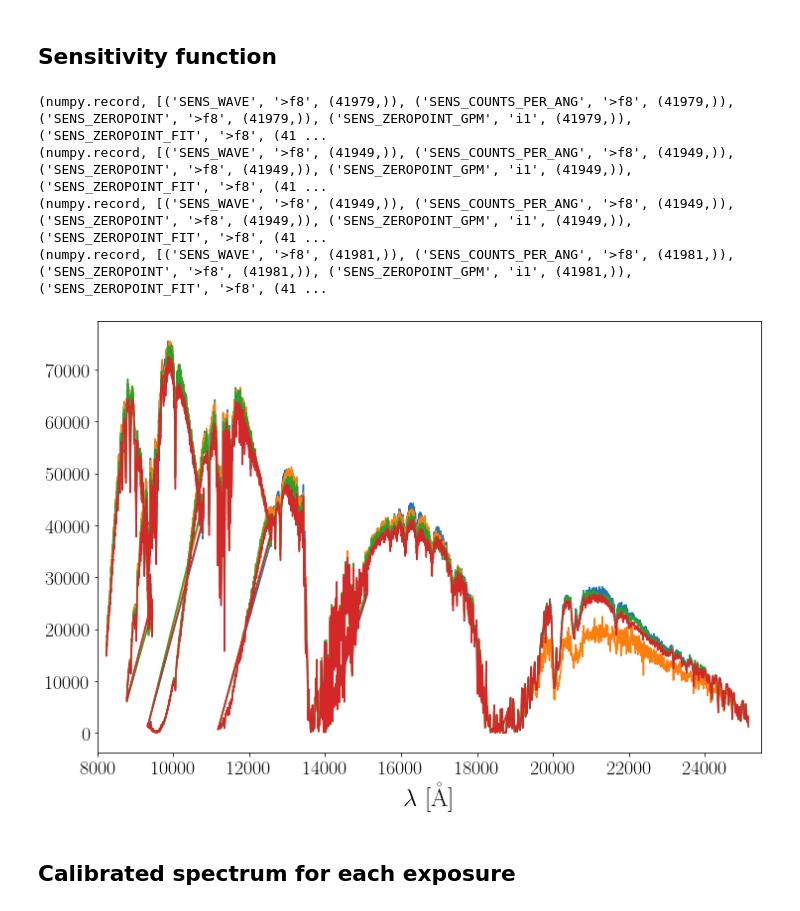
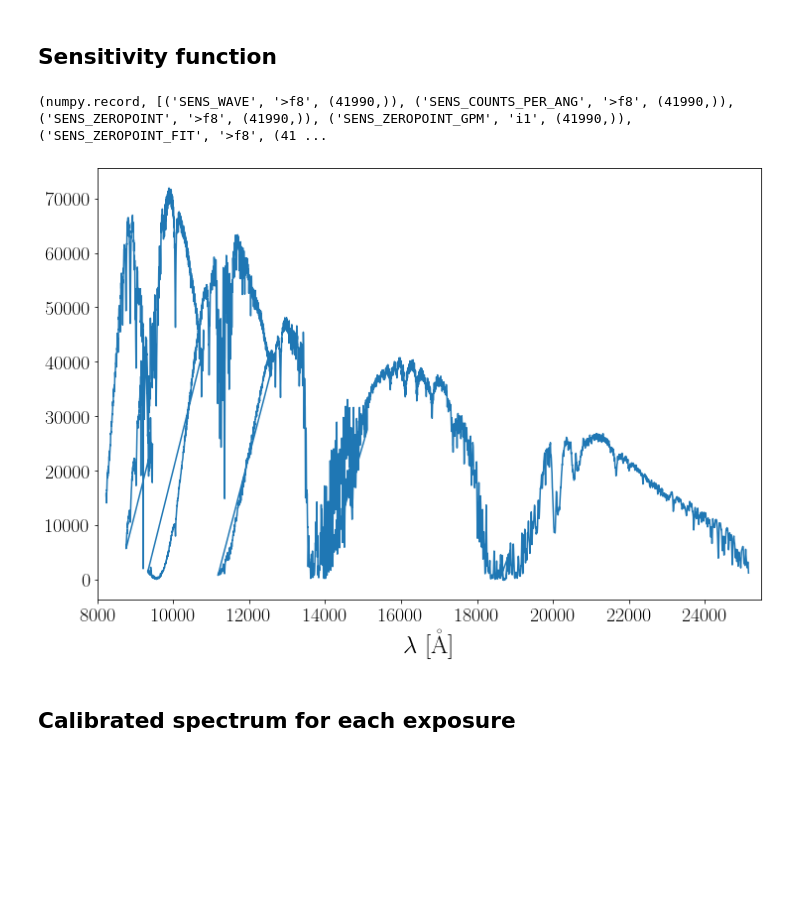
Before and after one commit to slowdivePTG/SN2020jgb, a Jupyter notebook: spectroscopy/GNIRS_reduction/GNIRS_spec.ipynb, the cells around one changed output. Cells and saved outputs as stored; diff of their text form; code cells hidden in the pictures; blank space fills up the shorter version.

```diff
--- a/spectroscopy/GNIRS_reduction/GNIRS_spec.ipynb
+++ b/spectroscopy/GNIRS_reduction/GNIRS_spec.ipynb
@@ -18,7 +18,7 @@ from fits2ascii import wavelength_convert_air_vacuum
 mjd_peak = 2458986.91
 mjd_exp = 2459009.96090
 # %%
-Sci_folder = 'gemini_gnirs_pypeit/Science/'
+Sci_folder = './gemini_gnirs_pypeit/gemini_gnirs_A/Science/'
 ls = [
     i for i in os.listdir(Sci_folder)
     if ('SN2020jgb' in i and 'fits' in i and 'spec1d' in i and 'GNIRS' in i)
@@ -168,33 +170,30 @@ plt.show()
 # %% [markdown]
 ## Sensitivity function
 # %%
-Flux_folder = 'gemini_gnirs_pypeit/Fluxing/'
+Flux_folder = './gemini_gnirs_pypeit/gemini_gnirs_A/Fluxing/'
 Wav = []
 S = []
 plt.figure(figsize=(12, 8))
-for i in np.arange(41, 45):
+for i in np.arange(44, 45):
     f = fits.open(Flux_folder + 'sens_HIP95793_{}.fits'.format(i))
     #print(f.info())
     sens = f[2].data
     print(sens.dtype)
     wav = np.array(sens['SENS_WAVE'])
     s = sens['SENS_COUNTS_PER_ANG']
     S.append(s)
     plt.plot(wav[wav!=0], s[wav!=0])
     Wav.append(sens['SENS_WAVE'])
     plt.xlim(8000, 25500)
     plt.xlabel(r'$\lambda\ [\mathrm{\mathring{A}}]$')
     #plt.show()
     f.close()
 #Wav = np.mean(Wav, axis=0)
 #S = np.mean(S, axis=1)
 #Wav.shape
 # %% [output]
-(numpy.record, [('SENS_WAVE', '>f8', (41979,)), ('SENS_COUNTS_PER_ANG', '>f8', (41979,)), ('SENS_ZEROPOINT', '>f8', (41979,)), ('SENS_ZEROPOINT_GPM', 'i1', (41979,)), ('SENS_ZEROPOINT_FIT', '>f8', (41 ...
-(numpy.record, [('SENS_WAVE', '>f8', (41949,)), ('SENS_COUNTS_PER_ANG', '>f8', (41949,)), ('SENS_ZEROPOINT', '>f8', (41949,)), ('SENS_ZEROPOINT_GPM', 'i1', (41949,)), ('SENS_ZEROPOINT_FIT', '>f8', (41 ...
-(numpy.record, [('SENS_WAVE', '>f8', (41949,)), ('SENS_COUNTS_PER_ANG', '>f8', (41949,)), ('SENS_ZEROPOINT', '>f8', (41949,)), ('SENS_ZEROPOINT_GPM', 'i1', (41949,)), ('SENS_ZEROPOINT_FIT', '>f8', (41 ...
-(numpy.record, [('SENS_WAVE', '>f8', (41981,)), ('SENS_COUNTS_PER_ANG', '>f8', (41981,)), ('SENS_ZEROPOINT', '>f8', (41981,)), ('SENS_ZEROPOINT_GPM', 'i1', (41981,)), ('SENS_ZEROPOINT_FIT', '>f8', (41 ...
+(numpy.record, [('SENS_WAVE', '>f8', (41990,)), ('SENS_COUNTS_PER_ANG', '>f8', (41990,)), ('SENS_ZEROPOINT', '>f8', (41990,)), ('SENS_ZEROPOINT_GPM', 'i1', (41990,)), ('SENS_ZEROPOINT_FIT', '>f8', (41 ...
-[figure, old version]
+[figure, new version]
 # %% [markdown]
 ## Calibrated spectrum for each exposure
 # %% [markdown]
```
Also changed, not shown: parts of 14 cells of this notebook, 20 other files.
